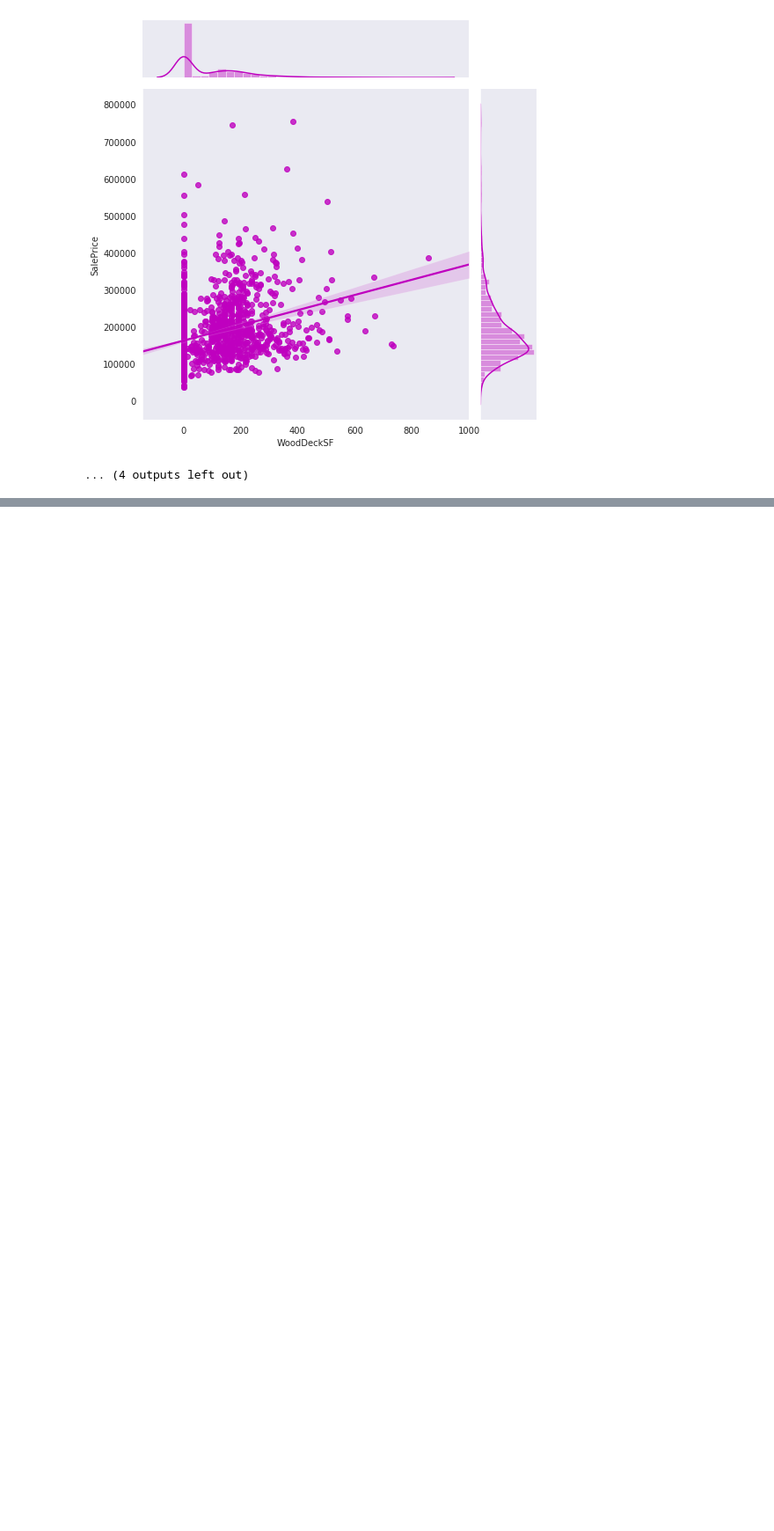
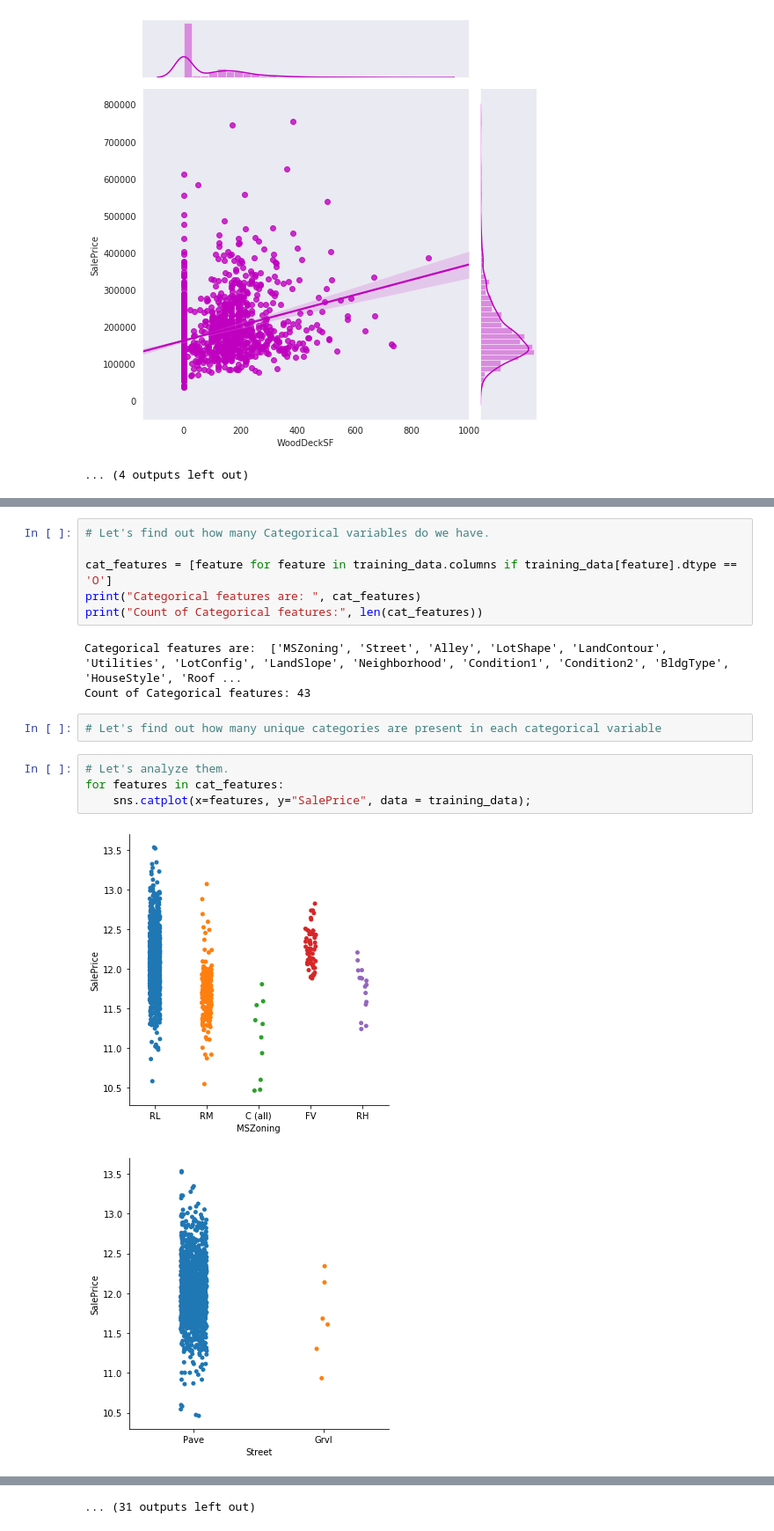
Before and after one commit to rajkhona/Housepriceprediction, a Jupyter notebook: house_price_prediction.ipynb, the cells around one changed output, grey strips where cells are left out. Shown at 88% size. Saved outputs shown, nothing was run; the diff lists cells and outputs as text; blank space fills up the shorter version.

```diff
--- a/house_price_prediction.ipynb
+++ b/house_price_prediction.ipynb
@@ -201,0 +239,18 @@ for feature in conti_features:
+# %%
+# Let's find out how many Categorical variables do we have.
+
+cat_features = [feature for feature in training_data.columns if training_data[feature].dtype == 'O']
+print("Categorical features are: ", cat_features)
+print("Count of Categorical features:", len(cat_features))
+# %% [output]
+Categorical features are:  ['MSZoning', 'Street', 'Alley', 'LotShape', 'LandContour', 'Utilities', 'LotConfig', 'LandSlope', 'Neighborhood', 'Condition1', 'Condition2', 'BldgType', 'HouseStyle', 'Roof ...
+Count of Categorical features: 43
+# %%
+# Let's find out how many unique categories are present in each categorical variable
+# %%
+# Let's analyze them.
+for features in cat_features:
+    sns.catplot(x=features, y="SalePrice", data = training_data);
+# %% [output]
+[figure, added]
+[figure, added]
@@ -201,0 +267 @@ for feature in conti_features:
+... (31 outputs left out)
```
Also changed, not shown: parts of 3 cells of this notebook.
